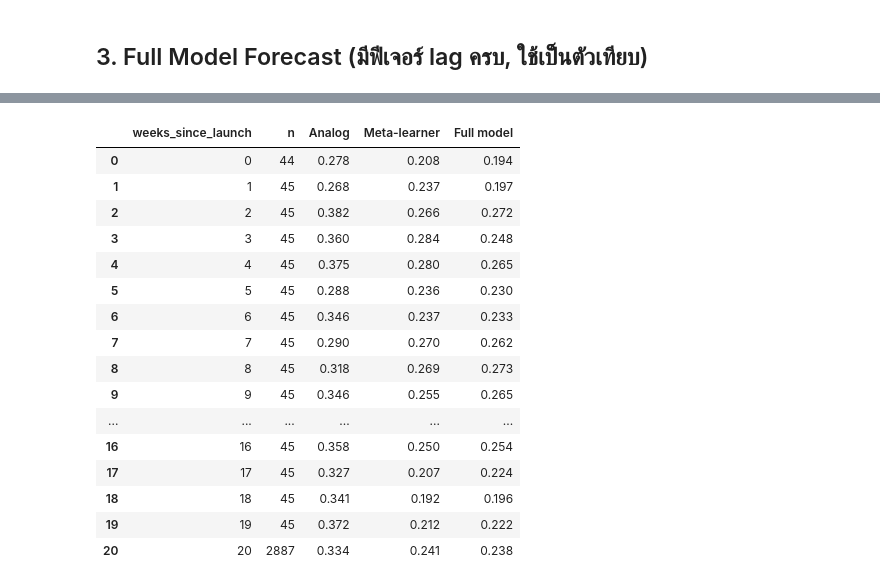
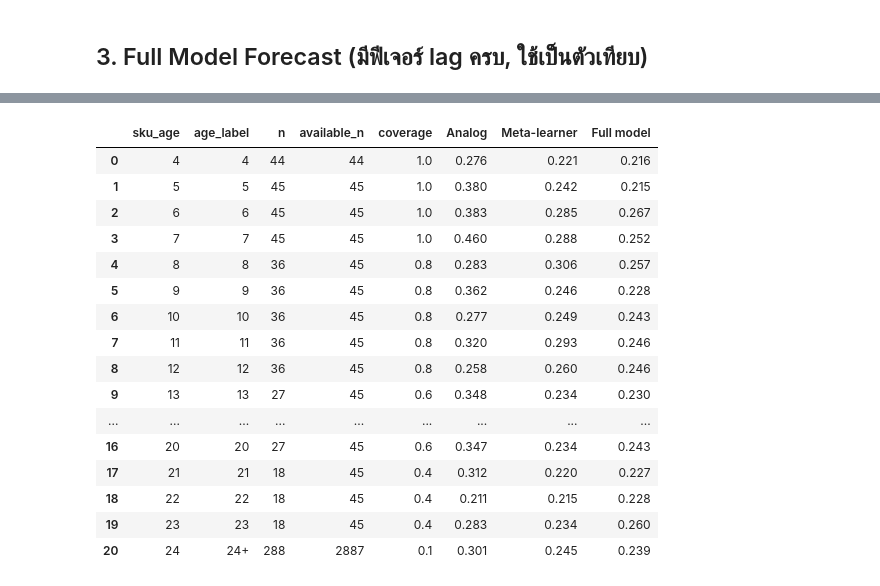
Before and after one commit to thitiwutsuk/Forecasting-FMCG-Daily-Sales, a Jupyter notebook: notebooks/04_cold_start/10_cold_start.ipynb, the cells around one changed output, grey strips where cells are left out. Cells and saved outputs as stored; diff of their text form; code cells hidden in the pictures.

```diff
--- a/notebooks/04_cold_start/10_cold_start.ipynb
+++ b/notebooks/04_cold_start/10_cold_start.ipynb
@@ -55,6 +57,5 @@ unchanged from before this safeguard was added, but the check now runs regardles
 # %%
-analog_df = analog_forecast(df, COLD_START_SKUS, sku_attrs)
-print('SKU ที่จับคู่ analog กันได้:')
-print(analog_df[['sku', 'analog_sku']].drop_duplicates().to_string(index=False))
-print(f'coverage: {analog_df.pred_analog.notna().mean():.1%}')
+analog_df = analog_forecast(df, COLD_START_SKUS, sku_attrs, daily=daily)
+print(analog_df[['sku', 'analog_sku', 'train_cutoff']].drop_duplicates().to_string(index=False))
+print(f'Analog coverage: {analog_df.pred_analog.notna().mean():.1%}')
 # %% [output]
@@ -83,40 +84,45 @@ full_df = mature_model_forecast(df, COLD_START_SKUS)
 # %%
-for d in (analog_df, meta_df, full_df):
-    d['weeks_since_launch'] = np.minimum(d.sku_age - d.groupby('sku').sku_age.transform('min'), 20).astype(int)
+from models.cold_start import launch_week
 
+scored = analog_df[['sku', 'week', 'channel', 'region', 'sku_age', 'target_next_week', 'pred_analog']].copy()
+scored['pred_meta_learner'] = meta_df.pred_meta_learner.reindex(scored.index)
+scored['pred_full_model'] = full_df.pred_full_model.reindex(scored.index)
+pred_cols = ['pred_analog', 'pred_meta_learner', 'pred_full_model']
+assert scored[pred_cols[1:]].notna().all().all()
+for sku in COLD_START_SKUS:
+    cutoff = launch_week(df, sku)
+    assert (meta_df.loc[meta_df.sku == sku, 'train_label_available_max'] <= cutoff).all()
+    assert (full_df.loc[full_df.sku == sku, 'train_label_available_max'] <= cutoff).all()
+
+scored['age_bucket'] = scored.sku_age.clip(upper=24).astype(int)
+common = scored.dropna(subset=pred_cols + ['target_next_week']).copy()
 rows = []
-for age in range(0, 21):
-    a = analog_df[analog_df.weeks_since_launch == age].dropna(subset=['pred_analog'])
-    m = meta_df[meta_df.weeks_since_launch == age]
-    f = full_df[full_df.weeks_since_launch == age]
-    if len(a) == 0 or len(m) == 0:
-        continue
-    rows.append({
-        'weeks_since_launch': age,
-        'n': len(m),
-        'Analog': score_all(a.target_next_week.values, a.pred_analog.values)['WAPE'],
-        'Meta-learner': score_all(m.target_next_week.values, m.pred_meta_learner.values)['WAPE'],
-        'Full model': score_all(f.target_next_week.values, f.pred_full_model.values)['WAPE'],
-    })
-
+for age, available in scored.groupby('age_bucket'):
+    shared = common[common.age_bucket == age]
+    row = {'sku_age': age, 'age_label': '24+' if age == 24 else str(age),
+           'n': len(shared), 'available_n': len(available),
+           'coverage': len(shared) / len(available)}
+    for label, col in zip(['Analog', 'Meta-learner', 'Full model'], pred_cols):
+        row[label] = score_all(shared.target_next_week, shared[col])['WAPE'] if len(shared) else np.nan
+    rows.append(row)
 curve = pd.DataFrame(rows)
 curve.round(3)
 # %% [output]
-|  | weeks_since_launch | n | Analog | Meta-learner | Full model |
-| 0 | 0 | 44 | 0.278 | 0.208 | 0.194 |
-| 1 | 1 | 45 | 0.268 | 0.237 | 0.197 |
-| 2 | 2 | 45 | 0.382 | 0.266 | 0.272 |
-| 3 | 3 | 45 | 0.360 | 0.284 | 0.248 |
-| 4 | 4 | 45 | 0.375 | 0.280 | 0.265 |
-| 5 | 5 | 45 | 0.288 | 0.236 | 0.230 |
-| 6 | 6 | 45 | 0.346 | 0.237 | 0.233 |
-| 7 | 7 | 45 | 0.290 | 0.270 | 0.262 |
-| 8 | 8 | 45 | 0.318 | 0.269 | 0.273 |
-| 9 | 9 | 45 | 0.346 | 0.255 | 0.265 |
-| ... | ... | ... | ... | ... | ... |
-| 16 | 16 | 45 | 0.358 | 0.250 | 0.254 |
-| 17 | 17 | 45 | 0.327 | 0.207 | 0.224 |
-| 18 | 18 | 45 | 0.341 | 0.192 | 0.196 |
-| 19 | 19 | 45 | 0.372 | 0.212 | 0.222 |
-| 20 | 20 | 2887 | 0.334 | 0.241 | 0.238 |
+|  | sku_age | age_label | n | available_n | coverage | Analog | Meta-learner | Full model |
+| 0 | 4 | 4 | 44 | 44 | 1.0 | 0.276 | 0.221 | 0.216 |
+| 1 | 5 | 5 | 45 | 45 | 1.0 | 0.380 | 0.242 | 0.215 |
+| 2 | 6 | 6 | 45 | 45 | 1.0 | 0.383 | 0.285 | 0.267 |
+| 3 | 7 | 7 | 45 | 45 | 1.0 | 0.460 | 0.288 | 0.252 |
+| 4 | 8 | 8 | 36 | 45 | 0.8 | 0.283 | 0.306 | 0.257 |
+| 5 | 9 | 9 | 36 | 45 | 0.8 | 0.362 | 0.246 | 0.228 |
+| 6 | 10 | 10 | 36 | 45 | 0.8 | 0.277 | 0.249 | 0.243 |
+| 7 | 11 | 11 | 36 | 45 | 0.8 | 0.320 | 0.293 | 0.246 |
+| 8 | 12 | 12 | 36 | 45 | 0.8 | 0.258 | 0.260 | 0.246 |
+| 9 | 13 | 13 | 27 | 45 | 0.6 | 0.348 | 0.234 | 0.230 |
+| ... | ... | ... | ... | ... | ... | ... | ... | ... |
+| 16 | 20 | 20 | 27 | 45 | 0.6 | 0.347 | 0.234 | 0.243 |
+| 17 | 21 | 21 | 18 | 45 | 0.4 | 0.312 | 0.220 | 0.227 |
+| 18 | 22 | 22 | 18 | 45 | 0.4 | 0.211 | 0.215 | 0.228 |
+| 19 | 23 | 23 | 18 | 45 | 0.4 | 0.283 | 0.234 | 0.260 |
+| 20 | 24 | 24+ | 288 | 2887 | 0.1 | 0.301 | 0.245 | 0.239 |
 # %%
```
Also changed, not shown: parts of 12 cells of this notebook, 4 other files.
